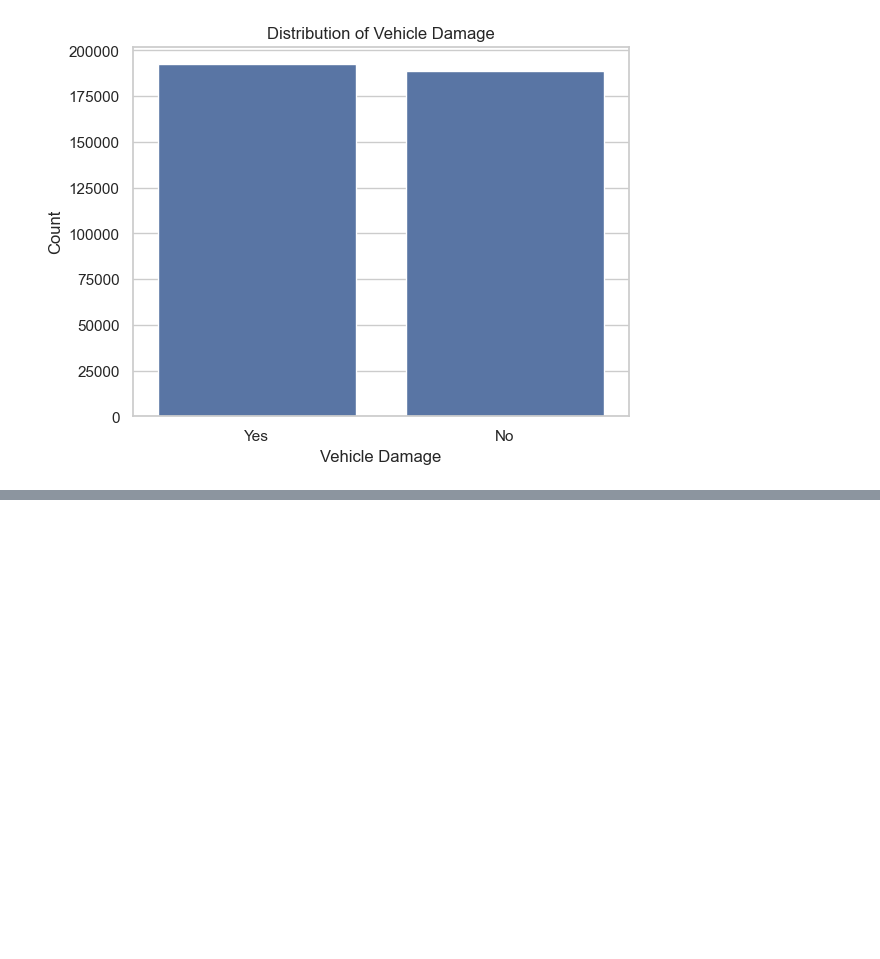
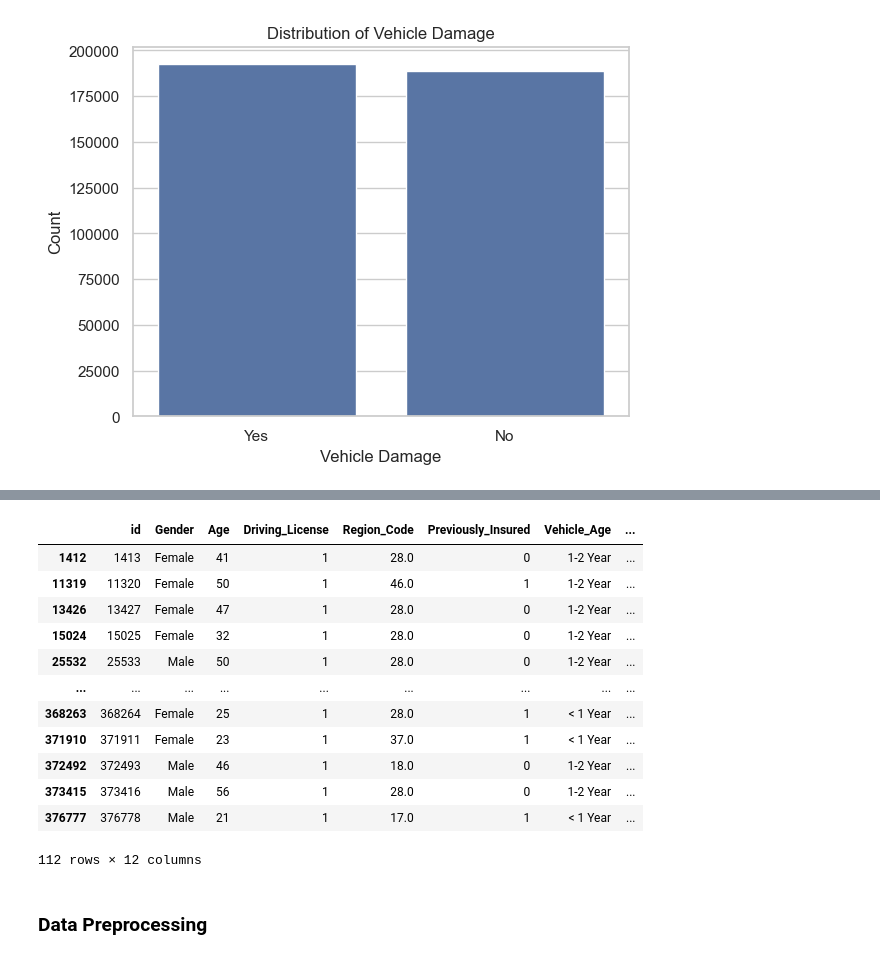
Before and after one commit to arrshsh/MLOPs-Proj-1, a Jupyter notebook: notebook/exp-notebook.ipynb, the cells around one changed output, grey strips where cells are left out. Saved outputs shown, nothing was run; the diff lists cells and outputs as text; code cells hidden in the pictures; blank space fills up the shorter version.

```diff
--- a/notebook/exp-notebook.ipynb
+++ b/notebook/exp-notebook.ipynb
@@ -224,0 +246,18 @@ data = df.groupby("Vehicle_Damage", "Response")["id"].count().to_frame().rename
+# %%
+df[df['Annual_Premium']>200000]
+# %% [output]
+|  | id | Gender | Age | Driving_License | Region_Code | Previously_Insured | Vehicle_Age | ... |
+| 1412 | 1413 | Female | 41 | 1 | 28.0 | 0 | 1-2 Year | ... |
+| 11319 | 11320 | Female | 50 | 1 | 46.0 | 1 | 1-2 Year | ... |
+| 13426 | 13427 | Female | 47 | 1 | 28.0 | 0 | 1-2 Year | ... |
+| 15024 | 15025 | Female | 32 | 1 | 28.0 | 0 | 1-2 Year | ... |
+| 25532 | 25533 | Male | 50 | 1 | 28.0 | 0 | 1-2 Year | ... |
+| ... | ... | ... | ... | ... | ... | ... | ... | ... |
+| 368263 | 368264 | Female | 25 | 1 | 28.0 | 1 | < 1 Year | ... |
+| 371910 | 371911 | Female | 23 | 1 | 37.0 | 1 | < 1 Year | ... |
+| 372492 | 372493 | Male | 46 | 1 | 18.0 | 0 | 1-2 Year | ... |
+| 373415 | 373416 | Male | 56 | 1 | 28.0 | 0 | 1-2 Year | ... |
+| 376777 | 376778 | Male | 21 | 1 | 17.0 | 1 | < 1 Year | ... |
+112 rows × 12 columns
+# %% [markdown]
+### Data Preprocessing
```
Also changed, not shown: parts of 22 cells of this notebook, 10 other files.
